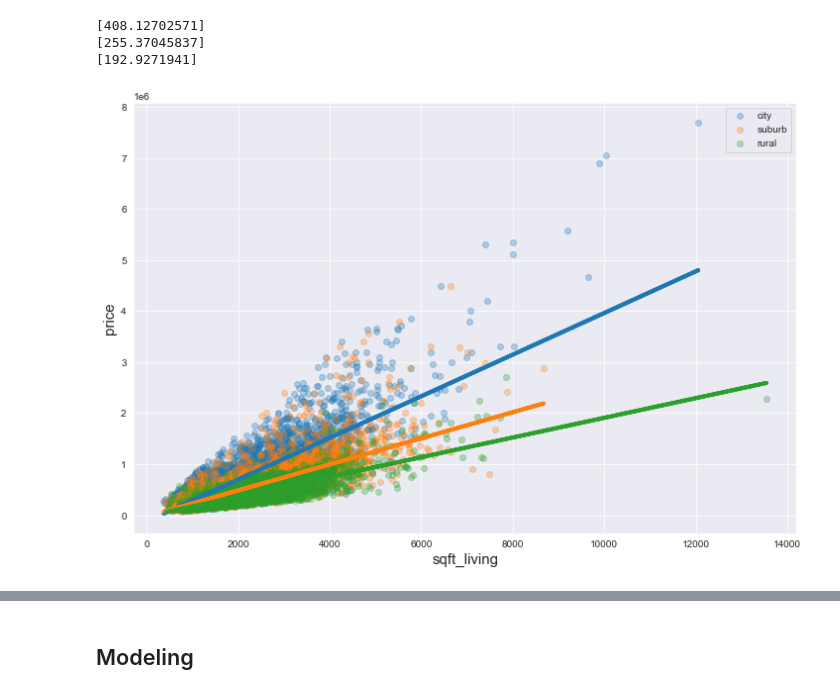
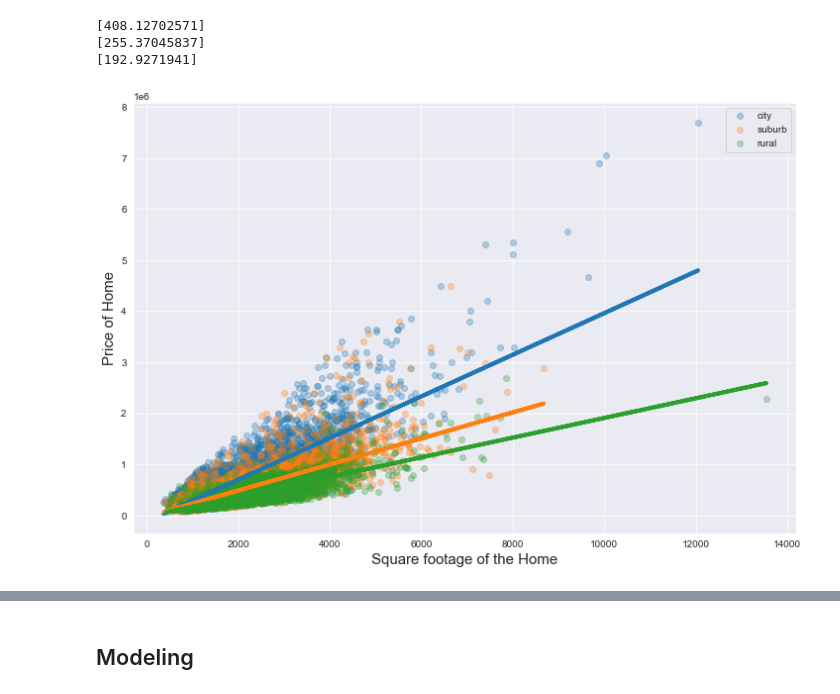
Before and after one commit to jmarkowi/kingcounty, a Jupyter notebook: predicting_prices_king_count-checkpoint.ipynb, the cells around one changed output, grey strips where cells are left out. Drawn from its saved outputs; the diff is of its cells as text; code cells hidden in the pictures.

```diff
--- a/predicting_prices_king_count-checkpoint.ipynb
+++ b/predicting_prices_king_count-checkpoint.ipynb
@@ -132,20 +132,20 @@ print(regression3.coef_)
 # %%
 import seaborn as sns
 fig = plt.figure(figsize = (12, 8))
 
 sns.set_style('darkgrid')
 
 plt.scatter(sqft_1, city['price'],  alpha=0.3, label = 'city')
 plt.scatter(sqft_2, suburb['price'], alpha=0.3, label = 'suburb')
 plt.scatter(sqft_3, rural['price'],  alpha=0.3, label = 'rural')
 
 plt.plot(sqft_1, pred_1, linewidth=4)
 plt.plot(sqft_2, pred_2, linewidth=4)
 plt.plot(sqft_3, pred_3, linewidth=4)
 
 
-plt.ylabel('price', fontsize = 15)
-plt.xlabel('sqft_living', fontsize = 15)
+plt.ylabel('Price of Home', fontsize = 15)
+plt.xlabel('Square footage of the Home', fontsize = 15)
 plt.legend();
 # %% [output]
-[figure, old version]
+[figure, new version]
```
Also changed, not shown: parts of 4 cells of this notebook.
